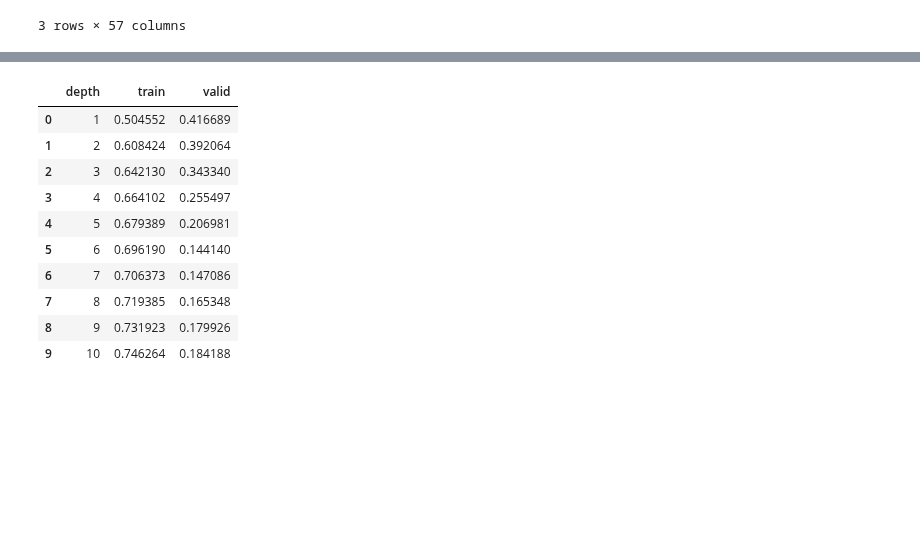
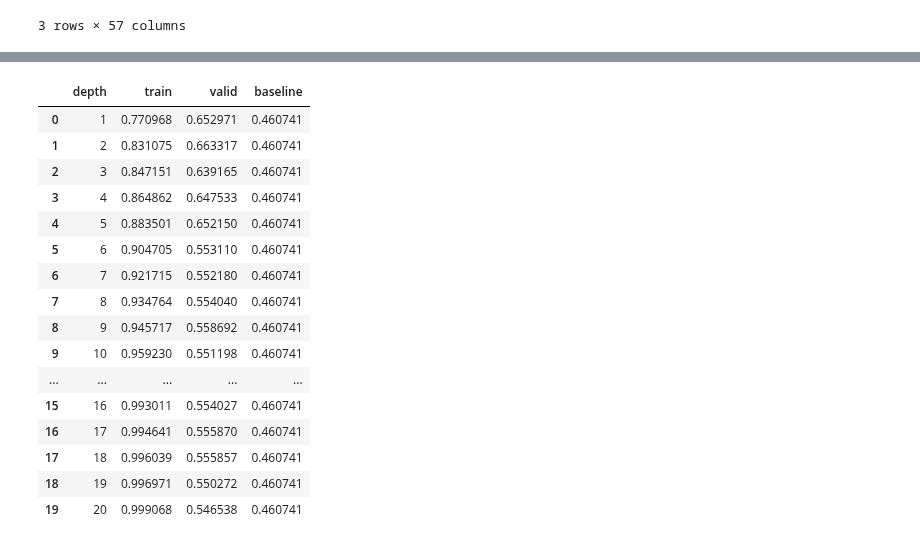
Before and after one commit to rhit-jiangq1/MA384-Project, a Jupyter notebook: features VS wage.ipynb, the cells around one changed output, grey strips where cells are left out. Cells and saved outputs as stored; diff of their text form; code cells hidden in the pictures; blank space fills up the shorter version.

```diff
--- a/features VS wage.ipynb
+++ b/features VS wage.ipynb
@@ -59,5 +46,7 @@ df['str_trait'] = df['str_trait'].astype('category')
 df['str_player_speciality'] = df['str_player_speciality'].astype('category')
 df['str_body_type'] = df['str_body_type'].astype('category')
 df['str_work_rate'] = df['str_work_rate'].astype('category')
+df['int_team_id'] = df['int_team_id'].astype('category')
+df['int_player_age'] = date.today().year - pd.DatetimeIndex(pd.to_datetime(df['dt_date_of_birth'])).year
 # %%
-df.dropna()
+df=df.dropna()
@@ -98,5 +55,5 @@ dtype: object
 # %%
-X = df.drop(['salary_rank','int_player_id','str_player_name','int_team_id','int_wage','dt_date_of_birth'],axis=1)
+X = df.drop(['salary_rank','int_player_id','str_player_name','int_wage','dt_date_of_birth','str_trait','int_player_age'],axis=1)
 y = df.salary_rank
 # %%
 X.head()
@@ -113,7 +73,7 @@ X_ohe = pd.get_dummies(X)
 # %%
 dtree = DecisionTreeClassifier()
 # %%
-parameters = {'max_depth': [1,2,3,4,5,6,7,8,9,10]}
+parameters = {'max_depth': [1,2,3,4,5,6,7,8,9,10,11,12,13,14,15,16,17,18,19,20]}
 # %%
 dtreeCV = GridSearchCV(dtree,param_grid=parameters,return_train_score=True,n_jobs=-1)
 # %%
@@ -133,19 +94,26 @@ dtreeCV.best_score_
 # %%
 results = pd.DataFrame()
 results['depth'] = parameters['max_depth']
 results['train'] = dtreeCV.cv_results_['mean_train_score'] # we need to set return_train_score=True to have this data
 results['valid'] = dtreeCV.cv_results_['mean_test_score']
+results['baseline'] = base_acc
 results
 # %% [output]
-|  | depth | train | valid |
-| 0 | 1 | 0.504552 | 0.416689 |
-| 1 | 2 | 0.608424 | 0.392064 |
-| 2 | 3 | 0.642130 | 0.343340 |
-| 3 | 4 | 0.664102 | 0.255497 |
-| 4 | 5 | 0.679389 | 0.206981 |
-| 5 | 6 | 0.696190 | 0.144140 |
-| 6 | 7 | 0.706373 | 0.147086 |
-| 7 | 8 | 0.719385 | 0.165348 |
-| 8 | 9 | 0.731923 | 0.179926 |
-| 9 | 10 | 0.746264 | 0.184188 |
+|  | depth | train | valid | baseline |
+| 0 | 1 | 0.770968 | 0.652971 | 0.460741 |
+| 1 | 2 | 0.831075 | 0.663317 | 0.460741 |
+| 2 | 3 | 0.847151 | 0.639165 | 0.460741 |
+| 3 | 4 | 0.864862 | 0.647533 | 0.460741 |
+| 4 | 5 | 0.883501 | 0.652150 | 0.460741 |
+| 5 | 6 | 0.904705 | 0.553110 | 0.460741 |
+| 6 | 7 | 0.921715 | 0.552180 | 0.460741 |
+| 7 | 8 | 0.934764 | 0.554040 | 0.460741 |
+| 8 | 9 | 0.945717 | 0.558692 | 0.460741 |
+| 9 | 10 | 0.959230 | 0.551198 | 0.460741 |
+| ... | ... | ... | ... | ... |
+| 15 | 16 | 0.993011 | 0.554027 | 0.460741 |
+| 16 | 17 | 0.994641 | 0.555870 | 0.460741 |
+| 17 | 18 | 0.996039 | 0.555857 | 0.460741 |
+| 18 | 19 | 0.996971 | 0.550272 | 0.460741 |
+| 19 | 20 | 0.999068 | 0.546538 | 0.460741 |
 # %%
```
Also changed, not shown: parts of 48 cells of this notebook.
